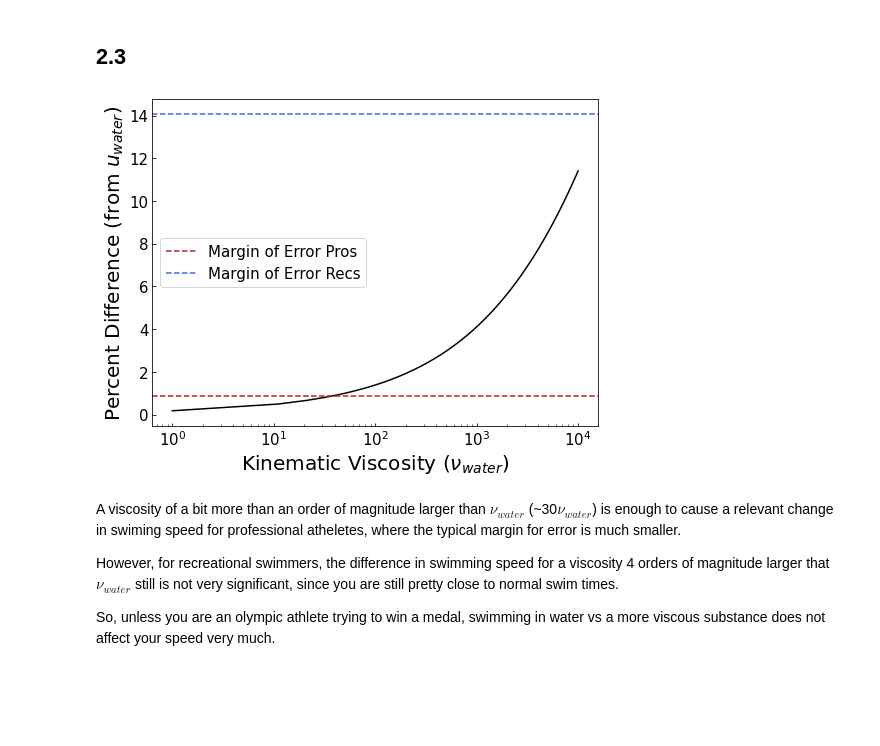
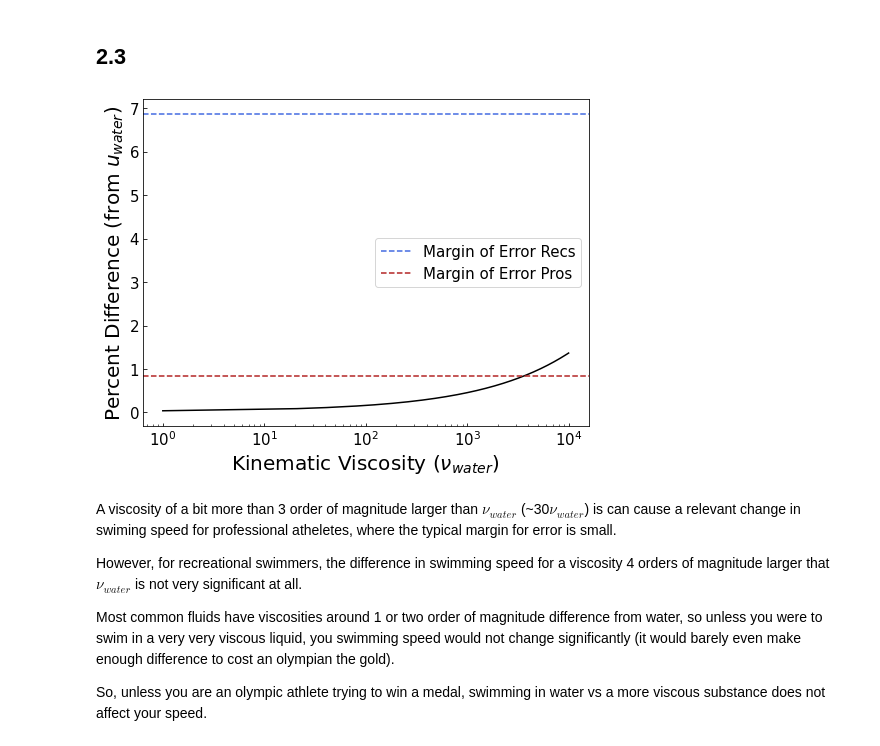
Before and after one commit to amaliakaralis/Fluids_PHYS432, a Jupyter notebook: Swimming_in_Syrup_PS3Q2.ipynb, the cells around one changed output. Saved outputs shown, nothing was run; the diff lists cells and outputs as text; code cells hidden in the pictures; blank space fills up the shorter version.

```diff
--- a/Swimming_in_Syrup_PS3Q2.ipynb
+++ b/Swimming_in_Syrup_PS3Q2.ipynb
@@ -20,8 +20,8 @@ from scipy.optimize import fsolve
 
 ## 2.2
 
-n = 1000
-v = np.linspace(1, 1e4, n) # define the linspace of viscosities in units of v_water
+n = 500
+v = np.linspace(1, 1e4, n)*0.01 # define the linspace of viscosities
 def Power(u):
     ## the power is the sum of the forces (as calculated in 2.1) times velocity
     # u is velocity, v is viscosity
@@ -39,7 +39,7 @@ def Power(u):
     F_form = np.pi / 8 * c_p * rho * u**2 * b**2
     F_stokes = 4*rho * v**(1/2) * u**(3/2) * L_l**(1/2) * b
 
-    P_i = 6.15e9 # the power we found in 2.1
+    P_i = 6.1525e9 # the power we found in 2.1
     return (F_skin+F_form+F_stokes)*u - P_i
 
 
@@ -59,7 +59,7 @@ v_milk = 1.13e-6/v_water
 
 # plot
 plt.figure(figsize=(8,6))
-plt.plot(v, u_sol, color='black')
+plt.plot(v/0.01, u_sol, color='black')
 plt.xscale('log')
 plt.axvline(1, label='Water', linestyle='--', color='steelblue')
 plt.axvline(v_mercury, label='Mercury', linestyle='--', color='seagreen')
@@ -82,41 +82,43 @@ It makes sense that as the viscosity increases, for the same amount of power (ef
 # %%
 ## 2.3
 u_water = 100
 percent_diff = abs(u_sol - u_water)/u_water * 100
 
 ## the variance for swim times
 # for olympic athletes
 # take 5 times from the mens 100m freestyle at the Tokyo Olympics
 # from https://olympics.com/en/olympic-games/tokyo-2020/results/swimming/men-s-100m-freestyle
 # and https://swimswam.com/olympic-results-digest-all-the-medalists-records-set-in-the-pool-in-tokyo/
 u_pros = 100 / np.array([47.02, 47.08, 47.44, 47.72, 48.10])
 mean_pros = np.mean(u_pros)
 std_pros = np.std(u_pros)
 
 # for recreational swimmers
 # https://idswater.com/2020/08/25/how-fast-can-the-average-person-swim-100m/ says the average 100m swim is 120s
-# I would say that +/- 20s is a good approximation for the standard deviation on this time
+# I would say that +/- 10s is a good approximation for the standard deviation on this time
 # since normal people swim at very different paces
 mean_rec = 100/120
-std_rec = np.std(100/np.array([100, 120, 140]))
+std_rec = np.std(100/np.array([110, 120, 130]))
 
 # plot
 plt.figure(figsize=(8,6))
-plt.plot(v, percent_diff, color='black')
+plt.plot(v/0.01, percent_diff, color='black')
+plt.axhline(std_rec/mean_rec*100, label='Margin of Error Recs', linestyle='--', color='royalblue')
 plt.axhline(std_pros/mean_pros*100, label='Margin of Error Pros', linestyle='--', color='firebrick')
-plt.axhline(std_rec/mean_rec*100, label='Margin of Error Recs', linestyle='--', color='royalblue')
 plt.xscale('log')
 plt.legend(fontsize=15)
 plt.xlabel(r'Kinematic Viscosity ($\nu_{water}$)', fontsize=20)
 plt.ylabel(r'Percent Difference (from $u_{water}$)', fontsize=20)
 plt.tick_params(labelsize=15, direction='in')
 plt.tick_params(which='minor',labelsize=15, direction='in')
 plt.show()
 # %% [output]
-[figure, old version]
+[figure, new version]
 # %% [markdown]
-A viscosity of a bit more than an order of magnitude larger than $\nu_{water}$ (~30$\nu_{water}$) is enough to cause a relevant change in swiming speed for professional atheletes, where the typical margin for error is much smaller.
+A viscosity of a bit more than 3 order of magnitude larger than $\nu_{water}$ (~30$\nu_{water}$) is can cause a relevant change in swiming speed for professional atheletes, where the typical margin for error is small.
 
-However, for recreational swimmers, the difference in swimming speed for a viscosity 4 orders of magnitude larger that $\nu_{water}$ still is not very significant, since you are still pretty close to normal swim times.
+However, for recreational swimmers, the difference in swimming speed for a viscosity 4 orders of magnitude larger that $\nu_{water}$ is not very significant at all.
 
-So, unless you are an olympic athlete trying to win a medal, swimming in water vs a more viscous substance does not affect your speed very much.
+Most common fluids have viscosities around 1 or two order of magnitude difference from water, so unless you were to swim in a very very viscous liquid, you swimming speed would not change significantly (it would barely even make enough difference to cost an olympian the gold).
+
+So, unless you are an olympic athlete trying to win a medal, swimming in water vs a more viscous substance does not affect your speed.
```
Also changed, not shown: parts of 1 cell of this notebook.
